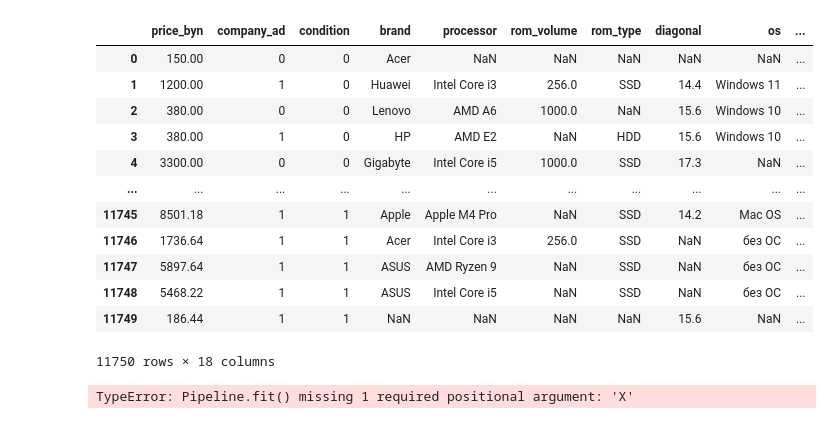
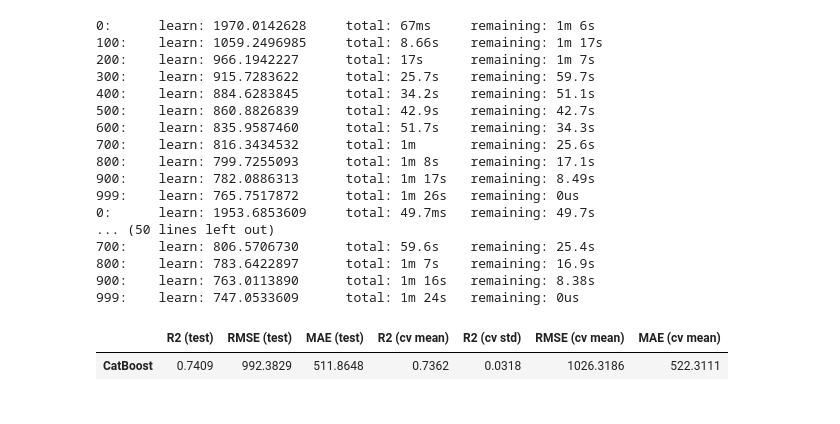
Before and after one commit to venskovalentin/KufarPriceModel, a Jupyter notebook: notebooks/Model_training.ipynb, the cells around one changed output. Cells and saved outputs as stored; diff of their text form; code cells hidden in the pictures.

Commit message:
extraction fuction fix and cb training

```diff
--- a/notebooks/Model_training.ipynb
+++ b/notebooks/Model_training.ipynb
@@ -45,16 +35,0 @@ from src.preprocessing import preprocess
-# %%
-preprocess(df, access_time)
-# %% [output]
-|  | price_byn | company_ad | condition | brand | processor | rom_volume | rom_type | diagonal | os | ... |
-| 0 | 150.00 | 0 | 0 | Acer | NaN | NaN | NaN | NaN | NaN | ... |
-| 1 | 1200.00 | 1 | 0 | Huawei | Intel Core i3 | 256.0 | SSD | 14.4 | Windows 11 | ... |
-| 2 | 380.00 | 0 | 0 | Lenovo | AMD A6 | 1000.0 | NaN | 15.6 | Windows 10 | ... |
-| 3 | 380.00 | 1 | 0 | HP | AMD E2 | NaN | HDD | 15.6 | Windows 10 | ... |
-| 4 | 3300.00 | 0 | 0 | Gigabyte | Intel Core i5 | 1000.0 | SSD | 17.3 | NaN | ... |
-| ... | ... | ... | ... | ... | ... | ... | ... | ... | ... | ... |
-| 11745 | 8501.18 | 1 | 1 | Apple | Apple M4 Pro | NaN | SSD | 14.2 | Mac OS | ... |
-| 11746 | 1736.64 | 1 | 1 | Acer | Intel Core i3 | 256.0 | SSD | NaN | без ОС | ... |
-| 11747 | 5897.64 | 1 | 1 | ASUS | AMD Ryzen 9 | NaN | SSD | NaN | без ОС | ... |
-| 11748 | 5468.22 | 1 | 1 | ASUS | Intel Core i5 | NaN | SSD | NaN | без ОС | ... |
-| 11749 | 186.44 | 1 | 1 | NaN | NaN | NaN | NaN | 15.6 | NaN | ... |
-11750 rows × 18 columns
@@ -61 +39,4 @@ preprocess(df, access_time)
+# %%
+X_train, X_test, y_train, y_test = train_test_split(
+    X, y, test_size=0.33, random_state=42)
 # %%
@@ -90,4 +72,61 @@ preprocess(df, access_time)
+# %%
+from sklearn.metrics import r2_score, mean_squared_error, mean_absolute_error, mean_absolute_percentage_error
+
+results = {}
+
+def evaluate(name, pipeline, X_train, y_train, X_test, y_test, cv=5):
+    pipeline.fit(X_train, y_train)
+    y_pred = pipeline.predict(X_test)
+
+    r2   = r2_score(y_test, y_pred)
+    rmse = np.sqrt(mean_squared_error(y_test, y_pred))
+    mae  = mean_absolute_error(y_test, y_pred)
+
+    cv_scores = cross_validate(
+        pipeline, X_train, y_train, cv=cv,
+        scoring={"r2": "r2", "rmse": "neg_root_mean_squared_error", "mae": "neg_mean_absolute_error"},
+        return_train_score=False,
+    )
+
+    results[name] = {
+        "R2 (test)":       r2,
+        "RMSE (test)":     rmse,
+        "MAE (test)":      mae,
+        "R2 (cv mean)":    cv_scores["test_r2"].mean(),
+        "R2 (cv std)":     cv_scores["test_r2"].std(),
+        "RMSE (cv mean)": -cv_scores["test_rmse"].mean(),
+        "MAE (cv mean)":  -cv_scores["test_mae"].mean(),
+    }
+
+def show_metrics():
+    df = pd.DataFrame(results).T
+    higher_is_better = ["R2 (test)", "R2 (cv mean)"]
+    lower_is_better  = ["RMSE (test)", "MAE (test)", "RMSE (cv mean)", "MAE (cv mean)", "R2 (cv std)"]
+    return (
+        df.style
+        .highlight_max(subset=[c for c in higher_is_better if c in df.columns], color="#32CD32", axis=0)
+        .highlight_min(subset=[c for c in lower_is_better  if c in df.columns], color="#32CD32", axis=0)
+        .format("{:.4f}")
+    )
 # %%
-pipeline.fit()
+evaluate("CatBoost", cb_pipeline, X_train, y_train, X_test, y_test)
 # %% [output]
-TypeError: Pipeline.fit() missing 1 required positional argument: 'X'
+0:      learn: 1970.0142628     total: 67ms     remaining: 1m 6s
+100:    learn: 1059.2496985     total: 8.66s    remaining: 1m 17s
+200:    learn: 966.1942227      total: 17s      remaining: 1m 7s
+300:    learn: 915.7283622      total: 25.7s    remaining: 59.7s
+400:    learn: 884.6283845      total: 34.2s    remaining: 51.1s
+500:    learn: 860.8826839      total: 42.9s    remaining: 42.7s
+600:    learn: 835.9587460      total: 51.7s    remaining: 34.3s
+700:    learn: 816.3434532      total: 1m       remaining: 25.6s
+800:    learn: 799.7255093      total: 1m 8s    remaining: 17.1s
+900:    learn: 782.0886313      total: 1m 17s   remaining: 8.49s
+999:    learn: 765.7517872      total: 1m 26s   remaining: 0us
+0:      learn: 1953.6853609     total: 49.7ms   remaining: 49.7s
+... (50 lines left out)
+700:    learn: 806.5706730      total: 59.6s    remaining: 25.4s
+800:    learn: 783.6422897      total: 1m 7s    remaining: 16.9s
+900:    learn: 763.0113890      total: 1m 16s   remaining: 8.38s
+999:    learn: 747.0533609      total: 1m 24s   remaining: 0us
+|  | R2 (test) | RMSE (test) | MAE (test) | R2 (cv mean) | R2 (cv std) | RMSE (cv mean) | MAE (cv mean) |
+| CatBoost | 0.7409 | 992.3829 | 511.8648 | 0.7362 | 0.0318 | 1026.3186 | 522.3111 |
```
Also changed, not shown: parts of 7 cells of this notebook, 6 other files.
